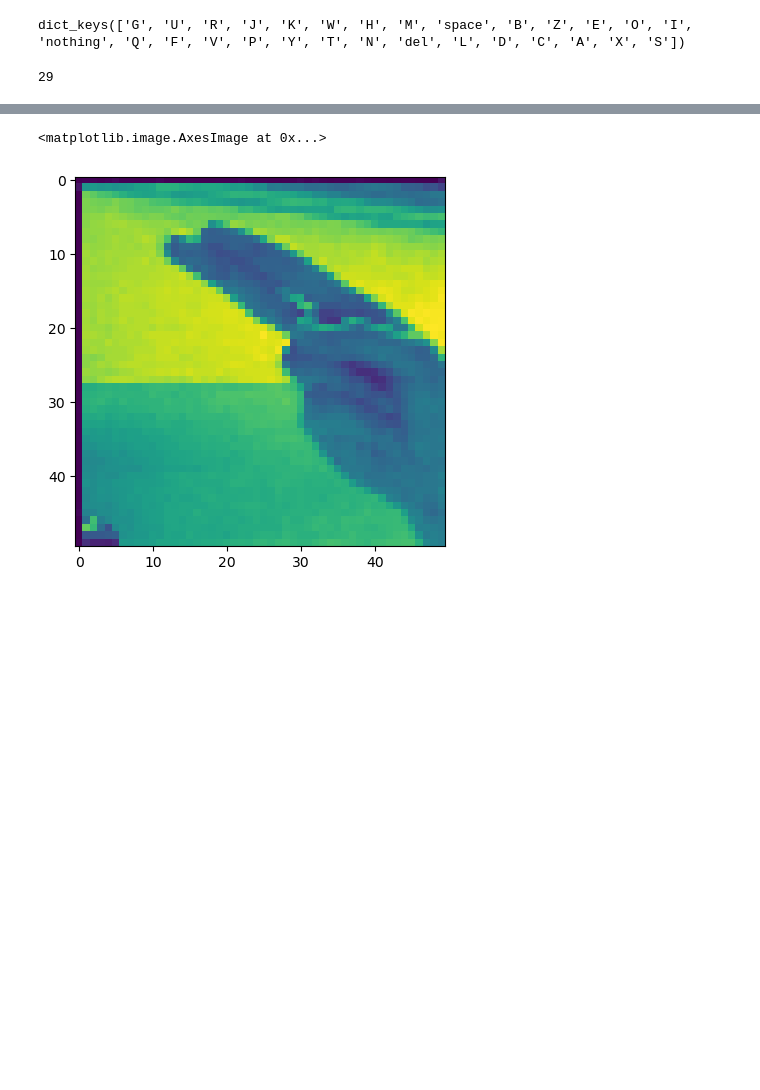
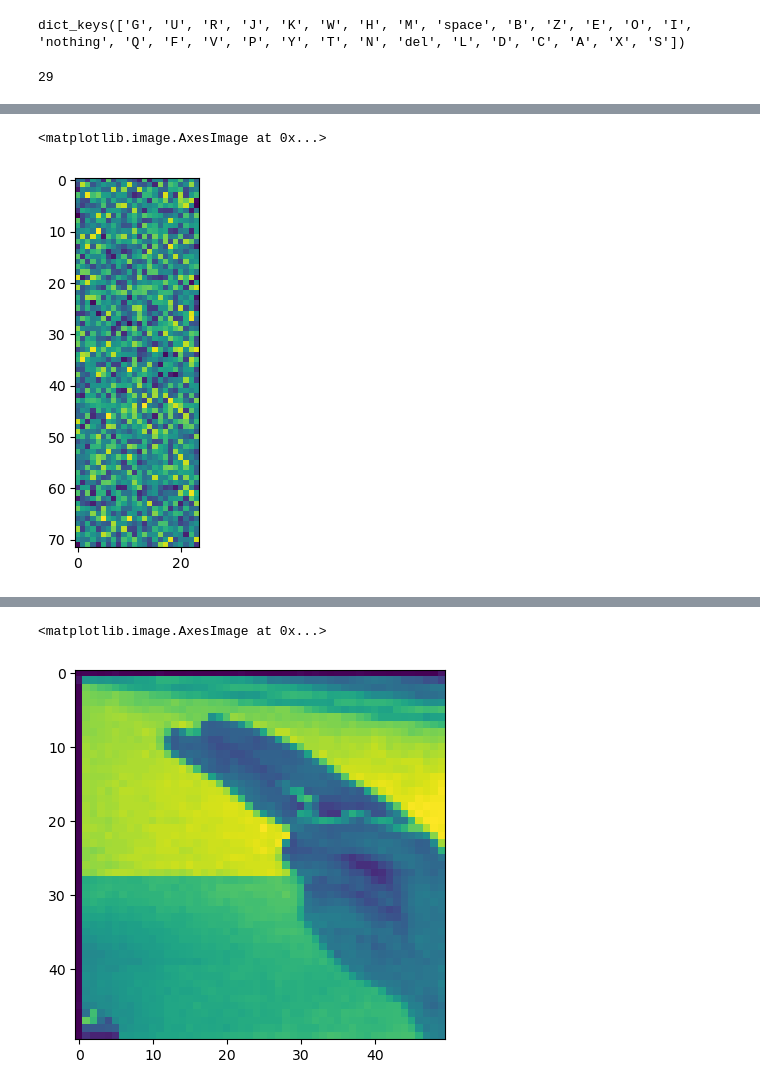
Before and after one commit to unic0rn9k/ASL-translate, a Jupyter notebook: tegnsprogstranslate.ipynb, the cells around one changed output, grey strips where cells are left out. Drawn from its saved outputs; the diff is of its cells as text; code cells hidden in the pictures; blank space fills up the shorter version.

```diff
--- a/tegnsprogstranslate.ipynb
+++ b/tegnsprogstranslate.ipynb
@@ -491,0 +564,5 @@ ValueError: cannot reshape array of size 31640625 into shape (225,25)
+# %%
+p.imshow(dy2)
+# %% [output]
+<matplotlib.image.AxesImage at 0x...>
+[figure, added]
```
Also changed, not shown: parts of 18 cells of this notebook, 1 other file.
